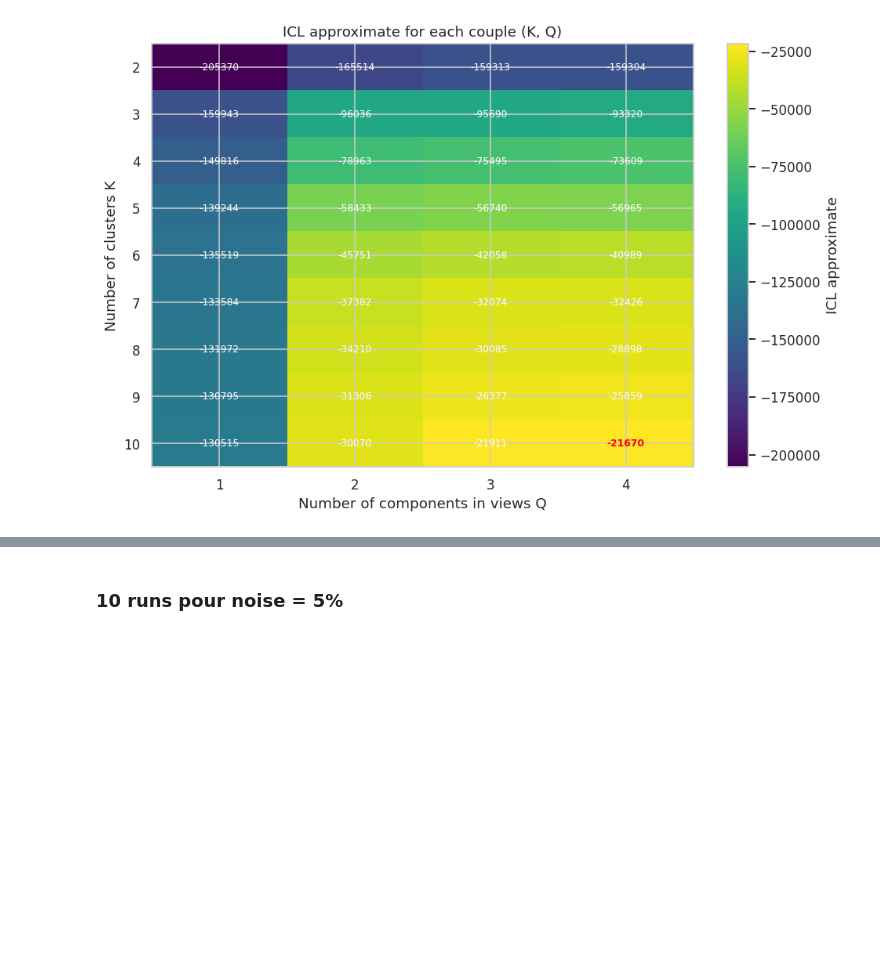
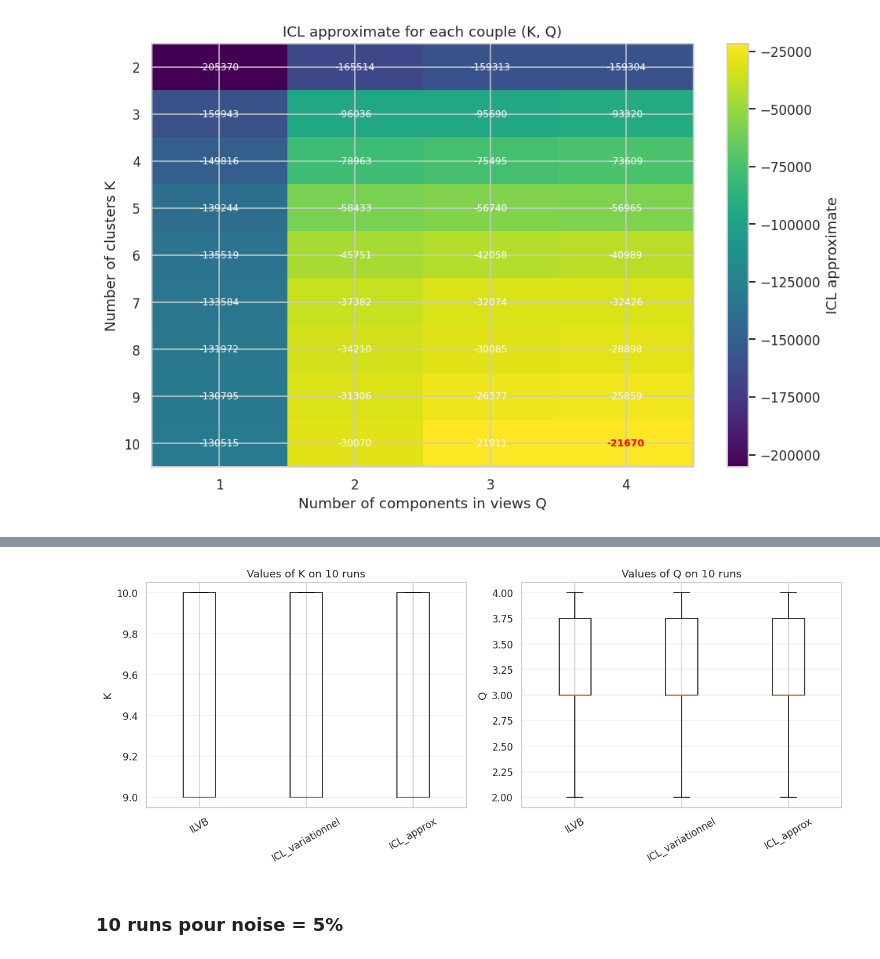
Before and after one commit to ThomasHucorne/mimiSBM, a Jupyter notebook: mimisbm/recouvrement_kaks.ipynb, the cells around one changed output, grey strips where cells are left out. Saved outputs shown, nothing was run; the diff lists cells and outputs as text; code cells hidden in the pictures; blank space fills up the shorter version.

Commit message:
Last plots for presentation

```diff
--- a/mimisbm/recouvrement_kaks.ipynb
+++ b/mimisbm/recouvrement_kaks.ipynb
@@ -334,12 +334,29 @@ import numpy as np
 import pandas as pd
 from scipy.special import entr
 
+import sys
+
+repo_root = next(
+    (
+        parent
+        for parent in (Path.cwd(), *Path.cwd().parents)
+        if (parent / "mimisbm_main" / "mimisbm" / "_base.py").is_file()
+    ),
+    None,
+)
+
+if repo_root is None:
+    raise FileNotFoundError(
+        "Could not find mimisbm_main/mimisbm/_base.py in the notebook's parent directories."
+    )
+
+sys.path.insert(0, str(repo_root))
 from mimisbm_main.mimisbm._base import MimiSBM
 
 
 # Configuration
 BASE_DIR = Path("../../Données/adjacency/recouvrement")
-OUTPUT_DIR = Path("../Plots/mimiSBM/KaKs_permutation_5pct")
+OUTPUT_DIR = Path("../Plots/mimiSBM/KaKs_permutation_1pct")
 OUTPUT_DIR.mkdir(parents=True, exist_ok=True)
 
 MATRIX_PATHS = {
@@ -691,0 +711,64 @@ plt.show()
+# %%
+N_RUNS = 10
+PERMUTATION_RATE = 0.01  # 5 % de bruit
+rng = np.random.default_rng(PERMUTATION_SEED)
+
+original_matrices = load_adjacency_matrices(MATRIX_PATHS)
+runs = []
+
+for run in range(1, N_RUNS + 1):
+    # Générer de nouvelles versions bruitées à chaque run
+    permuted_matrices = {
+        name: permute_adjacency_labels(
+            matrix,
+            PERMUTATION_RATE,
+            rng,
+        )
+        for name, matrix in original_matrices.items()
+    }
+
+    mixed_matrices = {
+        "Ka_original": original_matrices["Ka"],
+        "Ks_original": original_matrices["Ks"],
+        "Ka_permuted": permuted_matrices["Ka"],
+        "Ks_permuted": permuted_matrices["Ks"],
+    }
+
+    mixed_tensor, mixed_view_names = build_tensor(mixed_matrices)
+    print(f"Run {run}/{N_RUNS} — tenseur : {mixed_tensor.shape}")
+
+    _, mixed_bests = grid_search(mixed_tensor)
+
+    for criterion, best in mixed_bests.items():
+        runs.append({
+            "run": run,
+            "critere": criterion,
+            "K": best["K"],
+            "Q": best["Q"],
+            "score": best["score"],
+        })
+
+# Résultats détaillés des 10 runs
+runs_df = pd.DataFrame(runs)
+display(runs_df)
+
+# Boxplots de K et Q, séparés par critère
+criteria = runs_df["critere"].drop_duplicates().tolist()
+fig, axes = plt.subplots(1, 2, figsize=(12, 5))
+
+for ax, variable in zip(axes, ["K", "Q"]):
+    values_by_criterion = [
+        runs_df.loc[runs_df["critere"] == criterion, variable].dropna().to_numpy()
+        for criterion in criteria
+    ]
+
+    ax.boxplot(values_by_criterion, labels=criteria)
+    ax.set_title(f"Values of {variable} on {N_RUNS} runs")
+    ax.set_ylabel(variable)
+    ax.tick_params(axis="x", rotation=30)
+    ax.grid(axis="y", alpha=0.3)
+
+plt.tight_layout()
+plt.savefig(OUTPUT_DIR / "K_Q_boxplots_runs_noise_0.01.png", dpi=150)
+plt.show()
+# %% [output]
@@ -692,3 +802,4 @@ plt.show()
+[figure, added]
 # %% [markdown]
 ### 10 runs pour noise = 5%
 # %%
```
Also changed, not shown: parts of 3 cells of this notebook, 7 other files.
